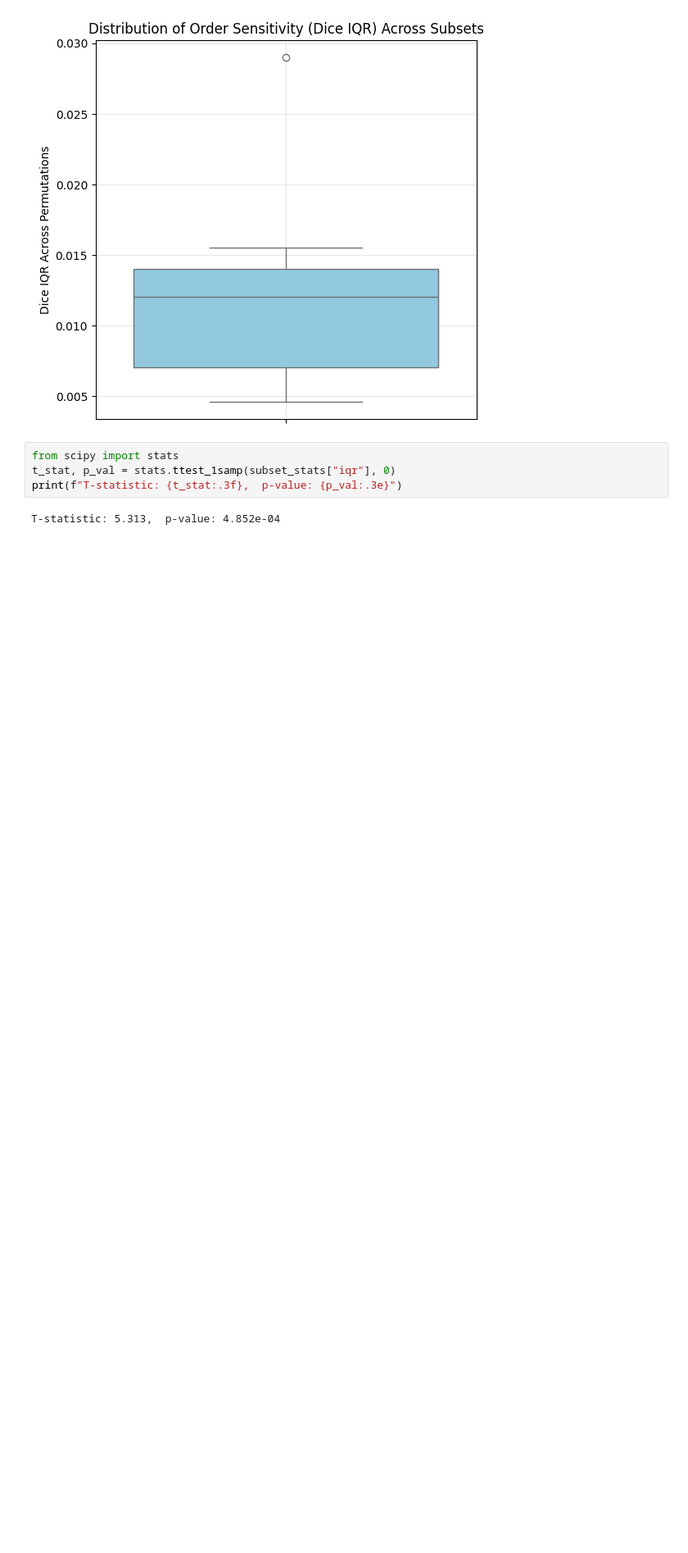
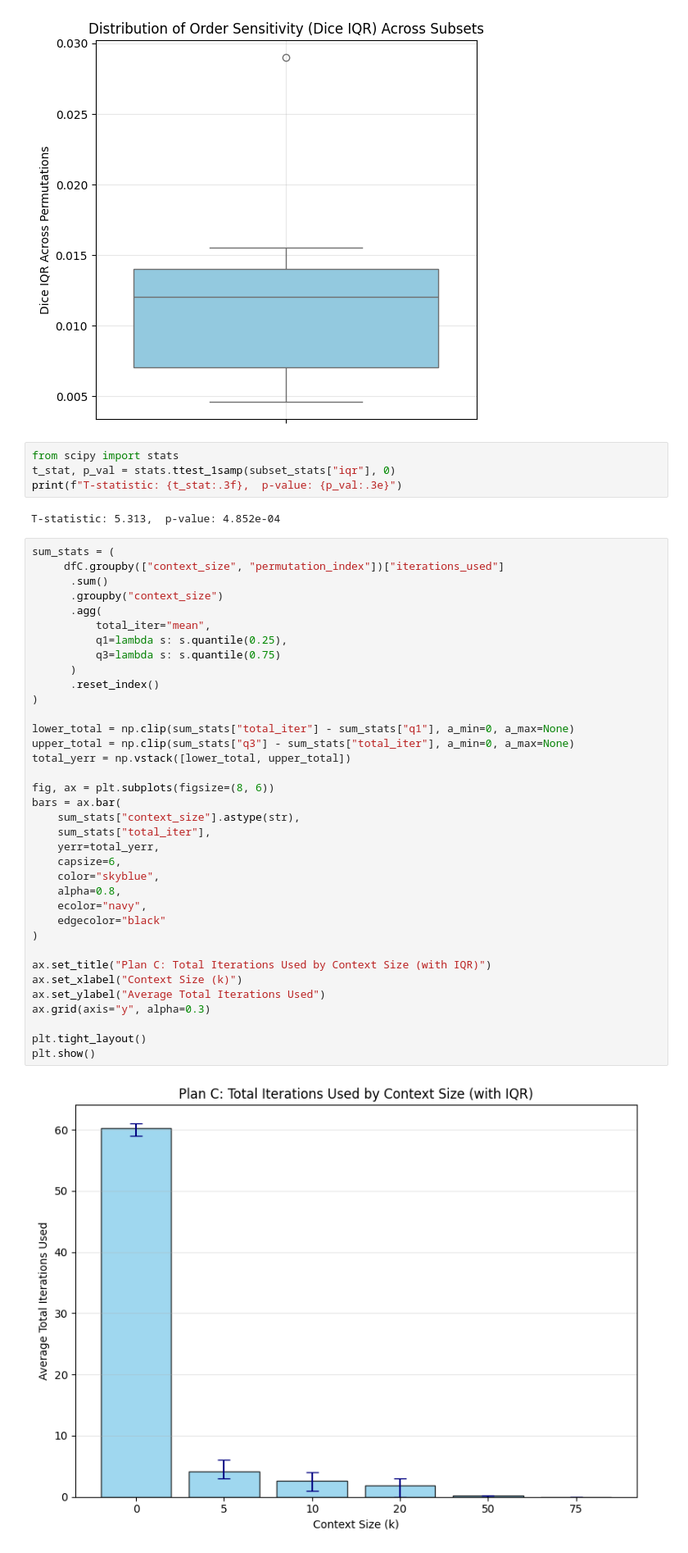
Before and after one commit to TsukkiGia/mvseg-ordering, a Jupyter notebook: experiments/scripts/experiment_2_MM_commit_label_90/analysis.ipynb, the cells around one changed output. Shown at 82% size. Drawn from its saved outputs; the diff is of its cells as text; blank space fills up the shorter version.

Commit message:
Added new chart

```diff
--- a/experiments/scripts/experiment_2_MM_commit_label_90/analysis.ipynb
+++ b/experiments/scripts/experiment_2_MM_commit_label_90/analysis.ipynb
@@ -303,3 +303,41 @@ t_stat, p_val = stats.ttest_1samp(subset_stats["iqr"], 0)
 print(f"T-statistic: {t_stat:.3f},  p-value: {p_val:.3e}")
 # %% [output]
 T-statistic: 5.313,  p-value: 4.852e-04
+# %%
+sum_stats = (
+     dfC.groupby(["context_size", "permutation_index"])["iterations_used"]
+      .sum()
+      .groupby("context_size")
+      .agg(
+          total_iter="mean",
+          q1=lambda s: s.quantile(0.25),
+          q3=lambda s: s.quantile(0.75)
+      )
+      .reset_index()
+)
+
+lower_total = np.clip(sum_stats["total_iter"] - sum_stats["q1"], a_min=0, a_max=None)
+upper_total = np.clip(sum_stats["q3"] - sum_stats["total_iter"], a_min=0, a_max=None)
+total_yerr = np.vstack([lower_total, upper_total])
+
+fig, ax = plt.subplots(figsize=(8, 6))
+bars = ax.bar(
+    sum_stats["context_size"].astype(str),
+    sum_stats["total_iter"],
+    yerr=total_yerr,
+    capsize=6,
+    color="skyblue",
+    alpha=0.8,
+    ecolor="navy",
+    edgecolor="black"
+)
+
+ax.set_title("Plan C: Total Iterations Used by Context Size (with IQR)")
+ax.set_xlabel("Context Size (k)")
+ax.set_ylabel("Average Total Iterations Used")
+ax.grid(axis="y", alpha=0.3)
+
+plt.tight_layout()
+plt.show()
+# %% [output]
+[figure, added]
```
Also changed, not shown: parts of 1 cell of this notebook, 7 other files.
